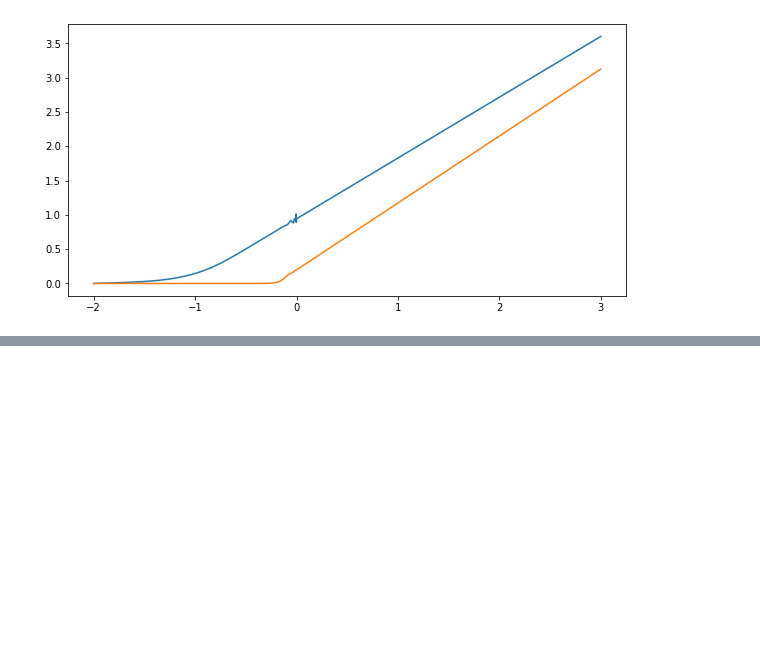
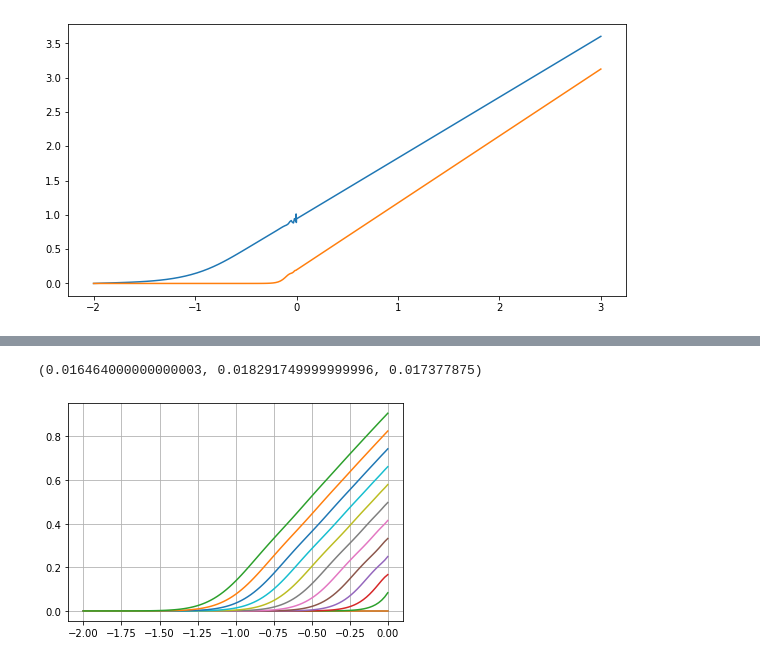
Before and after one commit to dolmatovas/MathFinance, a Jupyter notebook: asian options/FD.ipynb, the cells around one changed output, grey strips where cells are left out. Drawn from its saved outputs; the diff is of its cells as text; code cells hidden in the pictures; blank space fills up the shorter version.

```diff
--- a/asian options/FD.ipynb
+++ b/asian options/FD.ipynb
@@ -192,0 +259,28 @@ error = 0.145298%
+# %%
+Nx = 100
+Ny = 100
+M = 12
+
+
+xn, hx = gridX(Nx)
+yn, hy = gridY(Ny)
+tn = gridT(M)
+# %%
+uCS = solverCS.solve(Nx, Ny, M)
+# %%
+vn = yn * sigma
+
+iy = np.where( vn <= v0 )[0][-1]
+# %%
+vn[iy], vn[iy + 1], 0.5 * (vn[iy] + vn[iy + 1])
+# %% [output]
+(0.016464000000000003, 0.018291749999999996, 0.017377875)
+# %%
+u = 0.5 * (uCS[:, :, iy] +uCS[:, :, iy + 1])
+# %%
+for t in range(M + 1):
+    zn = -np.exp(xn)
+    plt.plot(zn, u[t][::-1])
+    plt.grid()
+# %% [output]
+[figure, added]
```
Also changed, not shown: parts of 7 cells of this notebook.
